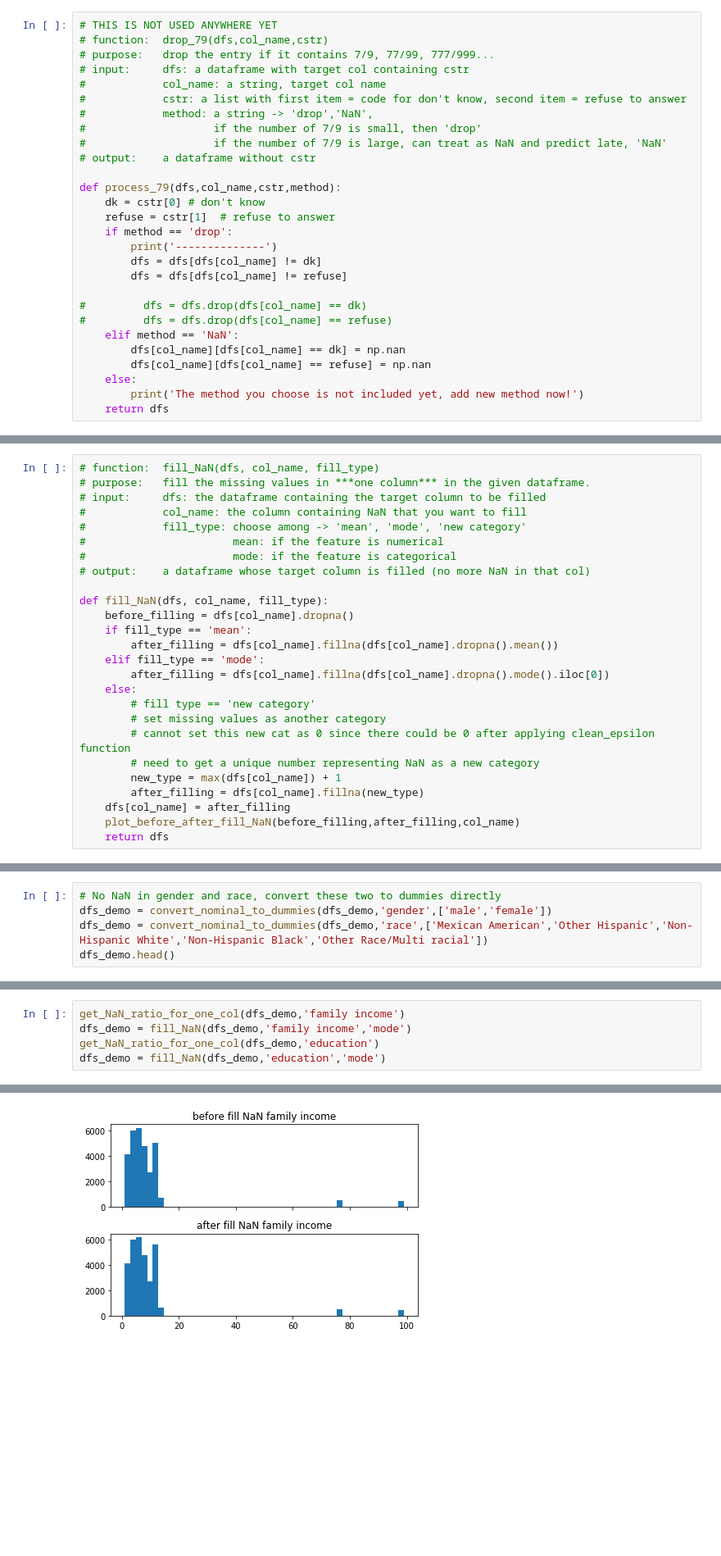
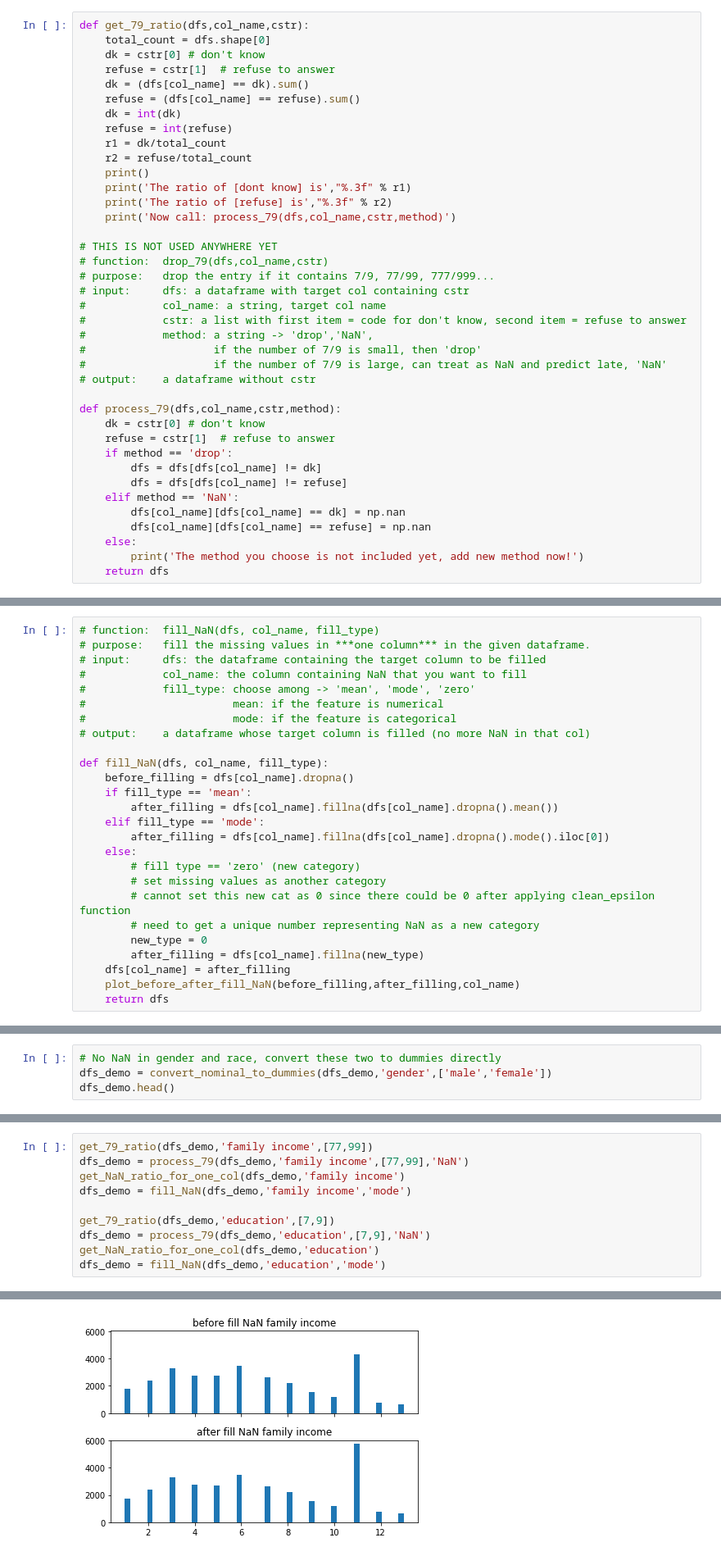
Before and after one commit to vivianfu1995/capstone, a Jupyter notebook: part1_data_cleaning_edit3.ipynb, the cells around one changed output, grey strips where cells are left out. Shown at 82% size. Saved outputs shown, nothing was run; the diff lists cells and outputs as text; blank space fills up the shorter version.

```diff
--- a/Feature_Engineering_part1_edit2.ipynb
+++ b/part1_data_cleaning_edit3.ipynb
@@ -110,6 +110,21 @@ def convert_nominal_to_dummies(dfs,col_name,dummies_name):
     dfs = dfs.drop([col_name],axis=1)
     return dfs
 # %%
+def get_79_ratio(dfs,col_name,cstr):
+    total_count = dfs.shape[0]
+    dk = cstr[0] # don't know
+    refuse = cstr[1]  # refuse to answer
+    dk = (dfs[col_name] == dk).sum()
+    refuse = (dfs[col_name] == refuse).sum()
+    dk = int(dk)
+    refuse = int(refuse)
+    r1 = dk/total_count
+    r2 = refuse/total_count
+    print()
+    print('The ratio of [dont know] is',"%.3f" % r1)
+    print('The ratio of [refuse] is',"%.3f" % r2)
+    print('Now call: process_79(dfs,col_name,cstr,method)')
+
 # THIS IS NOT USED ANYWHERE YET
 # function:  drop_79(dfs,col_name,cstr)
 # purpose:   drop the entry if it contains 7/9, 77/99, 777/999...
@@ -125,12 +140,8 @@ def process_79(dfs,col_name,cstr,method):
     dk = cstr[0] # don't know
     refuse = cstr[1]  # refuse to answer
     if method == 'drop':
-        print('--------------')
         dfs = dfs[dfs[col_name] != dk]
         dfs = dfs[dfs[col_name] != refuse]
-
-#         dfs = dfs.drop(dfs[col_name] == dk)
-#         dfs = dfs.drop(dfs[col_name] == refuse)
     elif method == 'NaN':
         dfs[col_name][dfs[col_name] == dk] = np.nan
         dfs[col_name][dfs[col_name] == refuse] = np.nan
@@ -243,7 +254,7 @@ def plot_before_after_fill_NaN(before,after,col_name):
 # purpose:   fill the missing values in ***one column*** in the given dataframe.
 # input:     dfs: the dataframe containing the target column to be filled
 #            col_name: the column containing NaN that you want to fill
-#            fill_type: choose among -> 'mean', 'mode', 'new category'
+#            fill_type: choose among -> 'mean', 'mode', 'zero'
 #                       mean: if the feature is numerical
 #                       mode: if the feature is categorical
 # output:    a dataframe whose target column is filled (no more NaN in that col)
@@ -255,11 +266,11 @@ def fill_NaN(dfs, col_name, fill_type):
     elif fill_type == 'mode':
         after_filling = dfs[col_name].fillna(dfs[col_name].dropna().mode().iloc[0])
     else:
-        # fill type == 'new category'
+        # fill type == 'zero' (new category)
         # set missing values as another category
         # cannot set this new cat as 0 since there could be 0 after applying clean_epsilon function
         # need to get a unique number representing NaN as a new category
-        new_type = max(dfs[col_name]) + 1
+        new_type = 0
         after_filling = dfs[col_name].fillna(new_type)
     dfs[col_name] = after_filling
     plot_before_after_fill_NaN(before_filling,after_filling,col_name)
@@ -485,6 +497,5 @@ Name: marital status, dtype: int64
 # %%
 # No NaN in gender and race, convert these two to dummies directly
 dfs_demo = convert_nominal_to_dummies(dfs_demo,'gender',['male','female'])
-dfs_demo = convert_nominal_to_dummies(dfs_demo,'race',['Mexican American','Other Hispanic','Non-Hispanic White','Non-Hispanic Black','Other Race/Multi racial'])
 dfs_demo.head()
 # %% [output]
@@ -498,6 +509,11 @@ dfs_demo.head()
 # %%
+get_79_ratio(dfs_demo,'family income',[77,99])
+dfs_demo = process_79(dfs_demo,'family income',[77,99],'NaN')
 get_NaN_ratio_for_one_col(dfs_demo,'family income')
 dfs_demo = fill_NaN(dfs_demo,'family income','mode')
+
+get_79_ratio(dfs_demo,'education',[7,9])
+dfs_demo = process_79(dfs_demo,'education',[7,9],'NaN')
 get_NaN_ratio_for_one_col(dfs_demo,'education')
 dfs_demo = fill_NaN(dfs_demo,'education','mode')
 # %% [output]
@@ -516,2 +536,2 @@ before filling NaN, valid entries of  education is  30030
 after filling NaN, valid entries of  education is  31126
-[figure, old version]
+[figure, new version]
```
Also changed, not shown: parts of 44 cells of this notebook, 3 other files.
